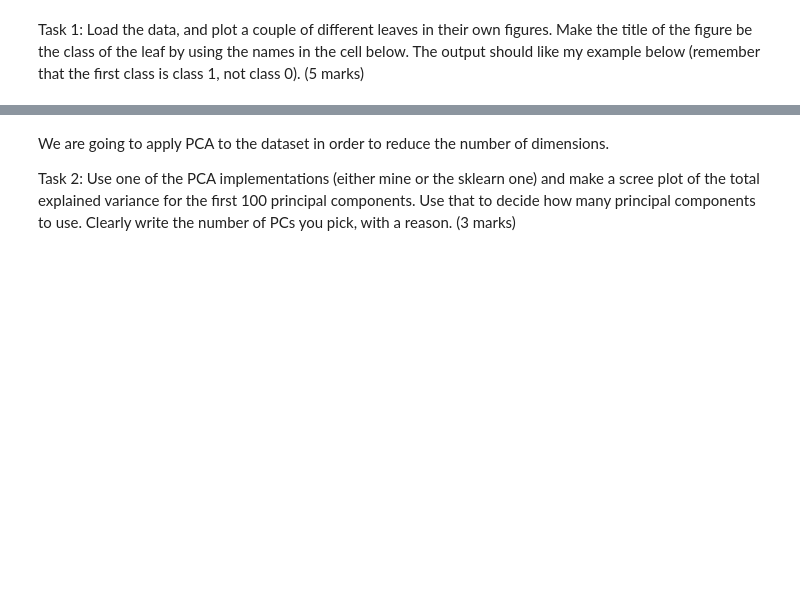
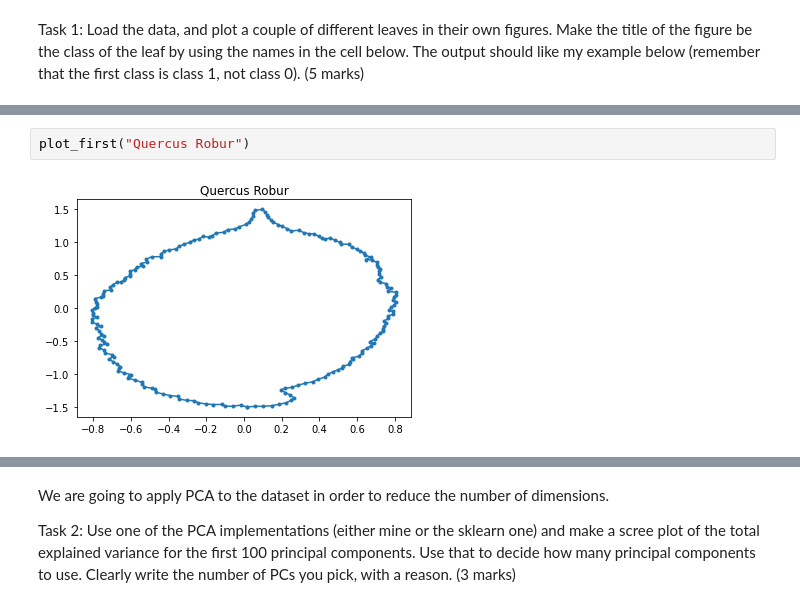
Before and after one commit to jaydenhooper/Leaves-PCA, a Jupyter notebook: Assignment4.ipynb, the cells around one changed output, grey strips where cells are left out. Drawn from its saved outputs; the diff is of its cells as text; blank space fills up the shorter version.

```diff
--- a/Assignment4.ipynb
+++ b/Assignment4.ipynb
@@ -25,0 +106,4 @@ names = ['Ulmus Minor', 'Acer Platanoides', 'Ulmus Laevis', 'Quercus Robur',
+# %%
+plot_first("Quercus Robur")
+# %% [output]
+[figure, added]
```
Also changed, not shown: parts of 30 cells of this notebook, 1 other file.
